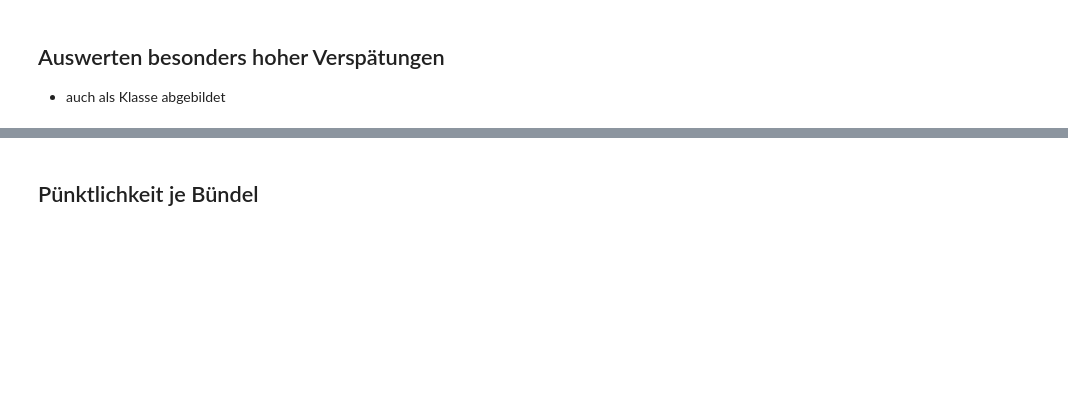
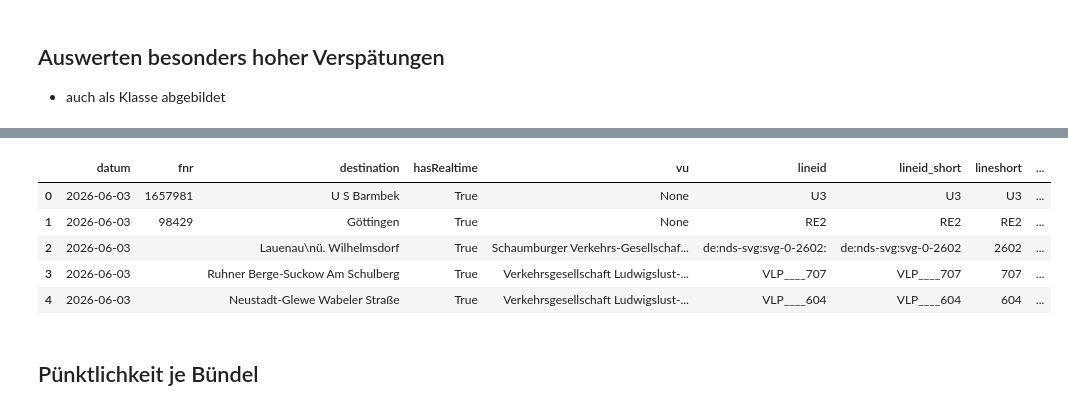
Before and after one commit to zvbn-code/rt2, a Jupyter notebook: rt_auswertung_parquet.ipynb, the cells around one changed output, grey strips where cells are left out. Saved outputs shown, nothing was run; the diff lists cells and outputs as text; code cells hidden in the pictures; blank space fills up the shorter version.

```diff
--- a/rt_auswertung_parquet.ipynb
+++ b/rt_auswertung_parquet.ipynb
@@ -315,10 +509,17 @@ rt.cursor.sql("select operday, count(*) from verlauf group by operday order by o
 # %%
 rt.cursor.sql("""select *
               from zusatz
-              where datum = '2026-04-03'
+              where datum = '2026-06-03'
               -- and fahrtstarttime::text like '%06:15%'
               -- and destination like '%Bremen%'
               limit 5""").df()
+# %% [output]
+|  | datum | fnr | destination | hasRealtime | vu | lineid | lineid_short | lineshort | ... |
+| 0 | 2026-06-03 | 1657981 | U S Barmbek | True | None | U3 | U3 | U3 | ... |
+| 1 | 2026-06-03 | 98429 | Göttingen | True | None | RE2 | RE2 | RE2 | ... |
+| 2 | 2026-06-03 |  | Lauenau\nü. Wilhelmsdorf | True | Schaumburger Verkehrs-Gesellschaf... | de:nds-svg:svg-0-2602: | de:nds-svg:svg-0-2602 | 2602 | ... |
+| 3 | 2026-06-03 |  | Ruhner Berge-Suckow Am Schulberg | True | Verkehrsgesellschaft Ludwigslust-... | VLP____707 | VLP____707 | 707 | ... |
+| 4 | 2026-06-03 |  | Neustadt-Glewe Wabeler Straße | True | Verkehrsgesellschaft Ludwigslust-... | VLP____604 | VLP____604 | 604 | ... |
 # %% [markdown]
 ## Pünktlichkeit je Bündel
 # %%
```
Also changed, not shown: parts of 28 cells of this notebook, 3 other files.
